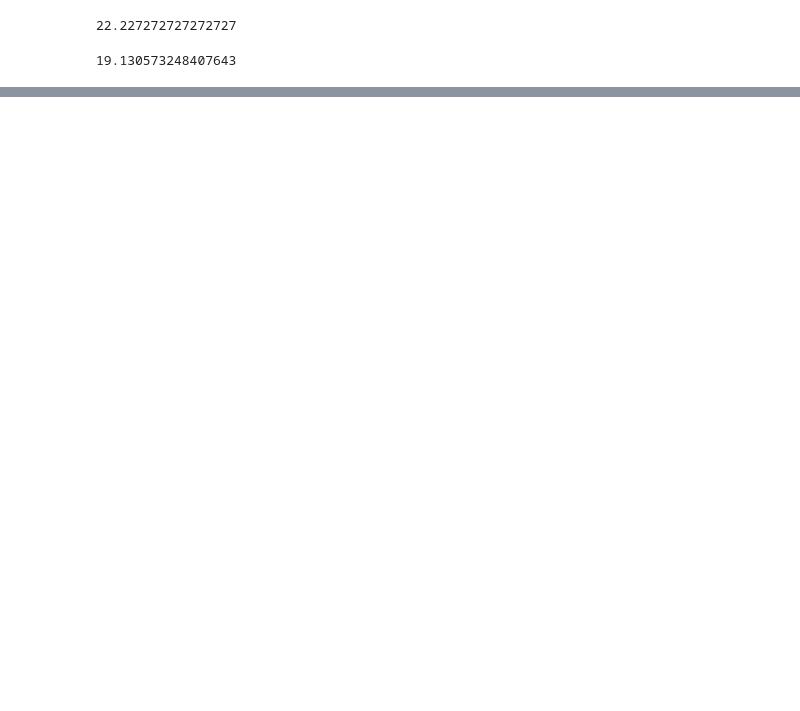
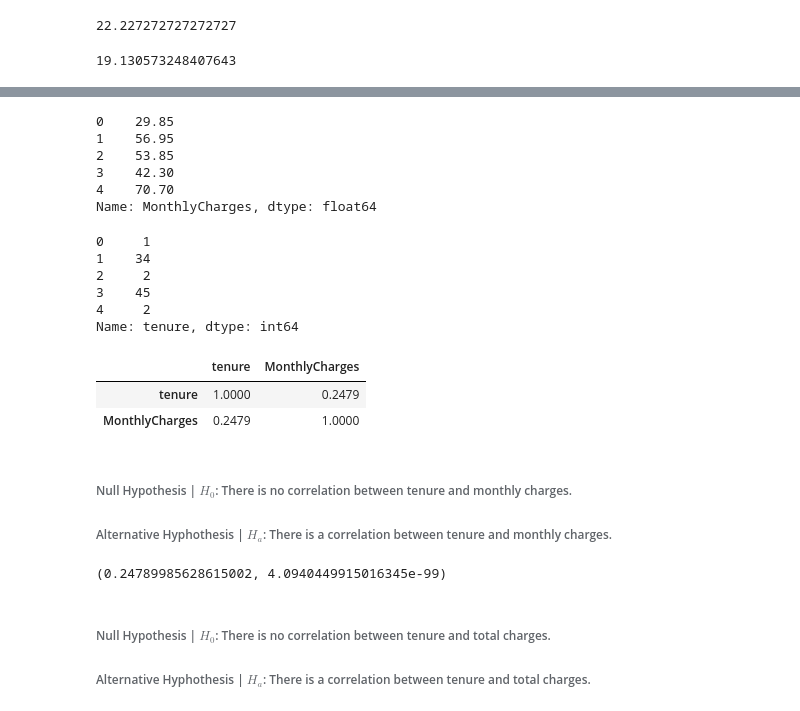
Before and after one commit to Brooke-Holyoak/statistics-exercises, a Jupyter notebook: hypothesis_testing.ipynb, the cells around one changed output, grey strips where cells are left out. Cells and saved outputs as stored; diff of their text form; code cells hidden in the pictures; blank space fills up the shorter version.

Commit message:
correlation exercises

```diff
--- a/hypothesis_testing.ipynb
+++ b/hypothesis_testing.ipynb
@@ -320,0 +360,24 @@ mpg_auto.mean()
+# %%
+df["MonthlyCharges"].head()
+# %% [output]
+0    29.85
+1    56.95
+2    53.85
+3    42.30
+4    70.70
+Name: MonthlyCharges, dtype: float64
+# %%
+df["tenure"].head()
+# %% [output]
+0     1
+1    34
+2     2
+3    45
+4     2
+Name: tenure, dtype: int64
+# %%
+df[["tenure", "MonthlyCharges"]].corr()
+# %% [output]
+|  | tenure | MonthlyCharges |
+| tenure | 1.0000 | 0.2479 |
+| MonthlyCharges | 0.2479 | 1.0000 |
@@ -320,0 +387,13 @@ mpg_auto.mean()
+# %% [markdown]
+###### Null Hypothesis | $H_{0}$: There is no correlation between tenure and monthly charges.
+
+###### Alternative Hyphothesis | $H_{a}$:  There is a correlation between tenure and monthly charges.
+# %%
+corr, p = stats.pearsonr(df.tenure, df.MonthlyCharges)
+corr, p
+# %% [output]
+(0.24789985628615002, 4.0940449915016345e-99)
+# %% [markdown]
+###### Null Hypothesis | $H_{0}$: There is no correlation between tenure and total charges.
+
+###### Alternative Hyphothesis | $H_{a}$:  There is a correlation between tenure and total charges.
```
Also changed, not shown: parts of 24 cells of this notebook.
